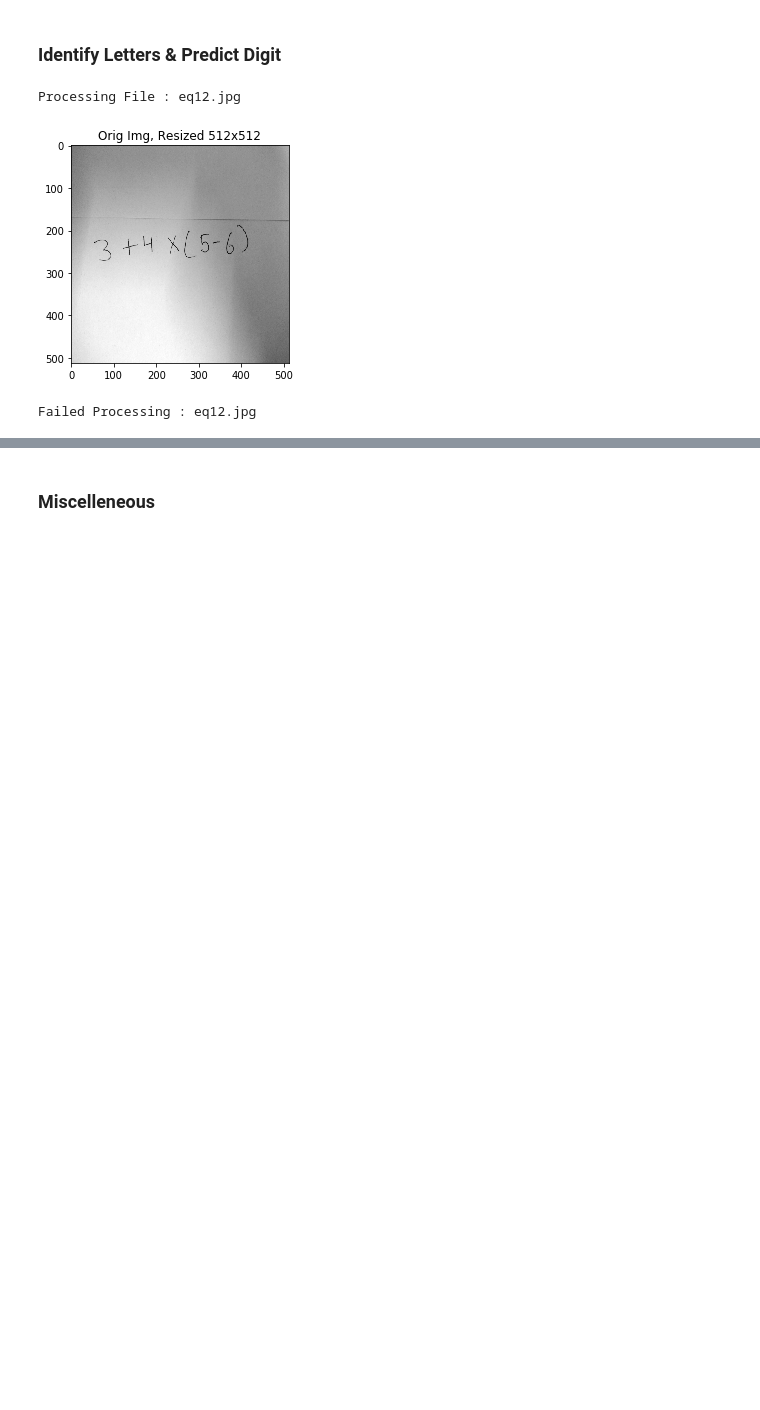
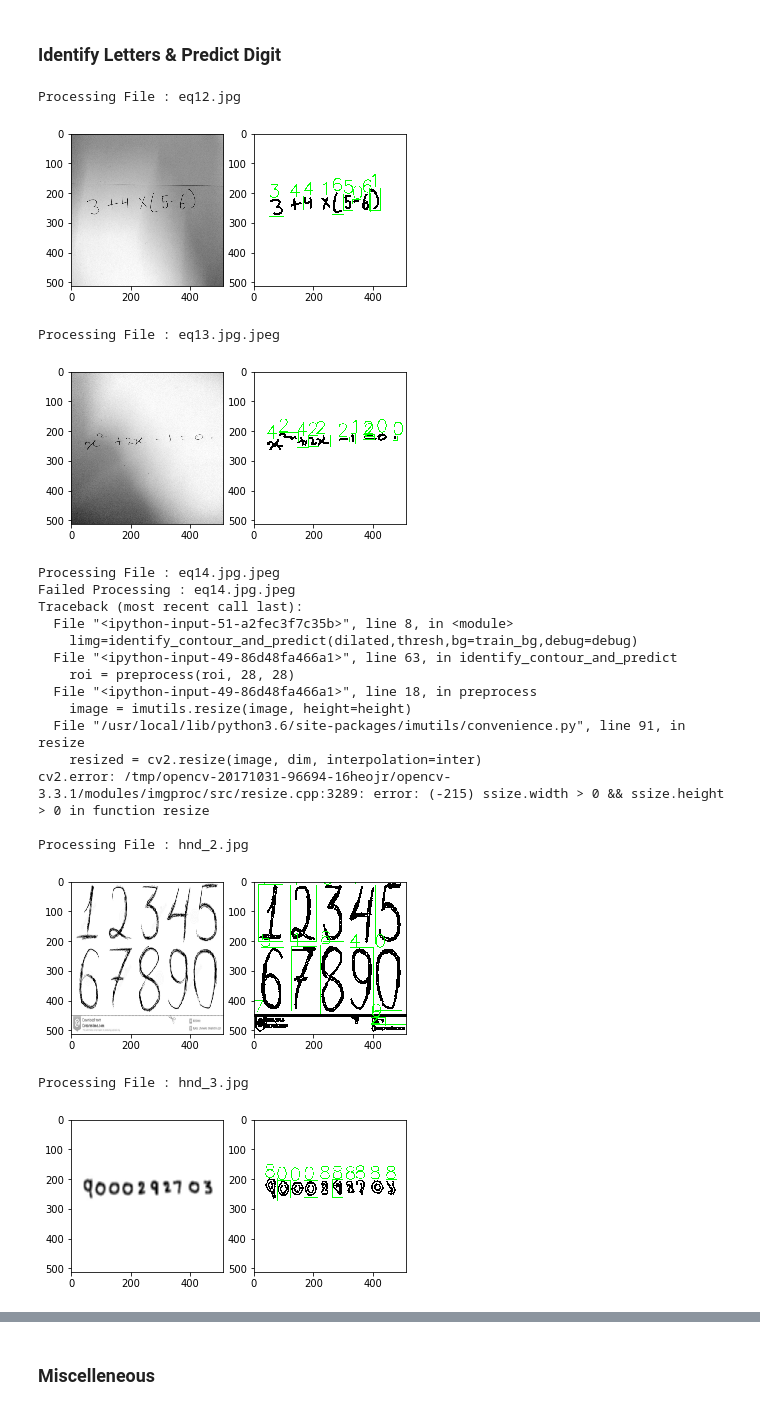
Before and after one commit to ydalal/aiday, a Jupyter notebook: src/DigitsFromPictures.ipynb, the cells around one changed output, grey strips where cells are left out. Drawn from its saved outputs; the diff is of its cells as text; code cells hidden in the pictures; blank space fills up the shorter version.

Commit message:
+ Digits Predictor

```diff
--- a/src/DigitsFromPictures.ipynb
+++ b/src/DigitsFromPictures.ipynb
@@ -11,7 +11,7 @@ from imutils.perspective import four_point_transform
 import cv2,math,imutils
 import numpy as np
 from matplotlib import pyplot as plt
-import sys
+import sys,traceback
 from keras.models import load_model
 from imutils import contours
 import imutils
@@ -36,7 +36,7 @@ def auto_canny(image , sigma = 0.33):
     upper = int(min(255 , (1.0 + sigma) * v))
     return lower , upper
 
-def plot(img,title=""):
+def plot(plt,img,title=""):
     plt.title(title)
     plt.imshow(img,cmap='gray')
     plt.show()
@@ -46,15 +46,17 @@ def get_transformed_imgs(fpath):
     o_img = cv2.GaussianBlur(o_img, (5,5), 10)
     o_img = cv2.cvtColor(o_img,cv2.COLOR_BGR2GRAY)
     img = cv2.resize(o_img, (512,512))
-    plot(img,"Orig Img, Resized 512x512")
+    #Ensure background is bright
+    if np.expand_dims(img_to_array(img), axis=0).mean() < 20:
+        img=cv2.bitwise_not(img)
     edged = cv2.Canny(img, 10, 250)
     kernel = cv2.getStructuringElement(cv2.MORPH_CROSS,(5,5))
     dilated = cv2.dilate(edged,kernel,iterations = 1)
     dilated=cv2.bitwise_not(dilated)
+    thresh = cv2.threshold(dilated,0,255,cv2.THRESH_BINARY_INV | cv2.THRESH_OTSU)[1]
     #plot(dilated,"ProcessedImage,512x512")
-    thresh = cv2.threshold(dilated,0,255,cv2.THRESH_BINARY_INV | cv2.THRESH_OTSU)[1]
     #plot(thresh)
-    return dilated,thresh
+    return img,dilated,thresh
 
 def identify_contour_and_predict(dilated,thresh,bg,debug=False):
     cnts = cv2.findContours(thresh.copy(), cv2.RETR_EXTERNAL,cv2.CHAIN_APPROX_SIMPLE)
@@ -62,6 +64,7 @@ def identify_contour_and_predict(dilated,thresh,bg,debug=False):
     cnts = sorted(cnts, key=cv2.contourArea, reverse=True)[:]
     cnts = contours.sort_contours(cnts)[0]
     output = cv2.merge([dilated] * 3)
+    predictions=[]
     for i,c in enumerate(cnts):
         (x, y, w, h) = cv2.boundingRect(c)
         roi = dilated[y - 3:y + h + 3, x - 3:x + w + 3]
@@ -79,7 +82,7 @@ def identify_contour_and_predict(dilated,thresh,bg,debug=False):
         cv2.putText(output, str(pred), (x - 5, y - 5),cv2.FONT_HERSHEY_SIMPLEX, 2, (0, 255, 0), 2)
 
         cv2.rectangle(output,(x-2,y-2),(x + w+4, y + h+4), (0, 255, 0), 1)
-    plot(output,"Labeled Image")
+    return output
 # %% [markdown]
 ### Load MNIST Trained Model
 # %%
@@ -92,15 +95,43 @@ model = load_model("../resources/models/mnist/cnn.model")
 ### Identify Letters & Predict Digit
 # %%
 from glob import glob
+train_bg="BLACK"
+debug=False
 for fpath in glob("../resources/datasets/digitsPictures/*"):
     print("Processing File : "+fpath.split("/")[-1])
     try:
-        dilated,thresh=get_transformed_imgs(fpath)
-        identify_contour_and_predict(dilated,thresh,bg="BLACK",debug=False)
+        img,dilated,thresh=get_transformed_imgs(fpath)
+        limg=identify_contour_and_predict(dilated,thresh,bg=train_bg,debug=debug)
+        fig = plt.figure()
+        ax1 = fig.add_subplot(1,2,1)
+        ax1.imshow(img,cmap="gray")
+        ax2 = fig.add_subplot(1,2,2)
+        ax2.imshow(limg)
+        plt.show()
+        plt.close()
     except:
         print("Failed Processing : "+fpath.split("/")[-1])
+        traceback.print_exc(file=sys.stdout)
         pass
 # %% [output]
 Processing File : eq12.jpg
-[figure, old version]
+[figure, new version]
-Failed Processing : eq12.jpg
+Processing File : eq13.jpg.jpeg
+[figure, added]
+Processing File : eq14.jpg.jpeg
+Failed Processing : eq14.jpg.jpeg
+Traceback (most recent call last):
+  File "<ipython-input-51-a2fec3f7c35b>", line 8, in <module>
+    limg=identify_contour_and_predict(dilated,thresh,bg=train_bg,debug=debug)
+  File "<ipython-input-49-86d48fa466a1>", line 63, in identify_contour_and_predict
+    roi = preprocess(roi, 28, 28)
+  File "<ipython-input-49-86d48fa466a1>", line 18, in preprocess
+    image = imutils.resize(image, height=height)
+  File "/usr/local/lib/python3.6/site-packages/imutils/convenience.py", line 91, in resize
+    resized = cv2.resize(image, dim, interpolation=inter)
+cv2.error: /tmp/opencv-20171031-96694-16heojr/opencv-3.3.1/modules/imgproc/src/resize.cpp:3289: error: (-215) ssize.width > 0 && ssize.height > 0 in function resize
+
+Processing File : hnd_2.jpg
+[figure, added]
+Processing File : hnd_3.jpg
+[figure, added]
```
Also changed, not shown: parts of 1 cell of this notebook.
